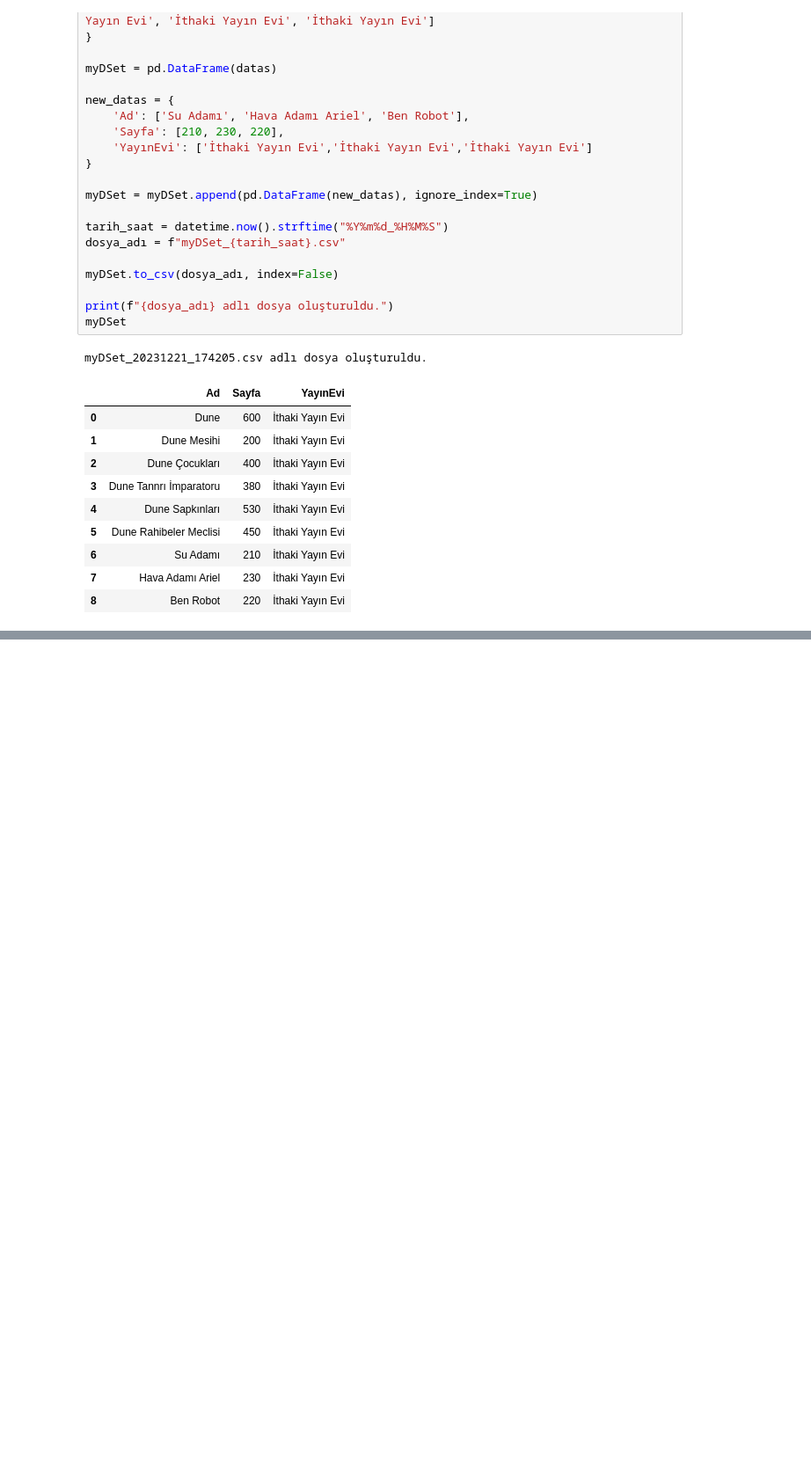
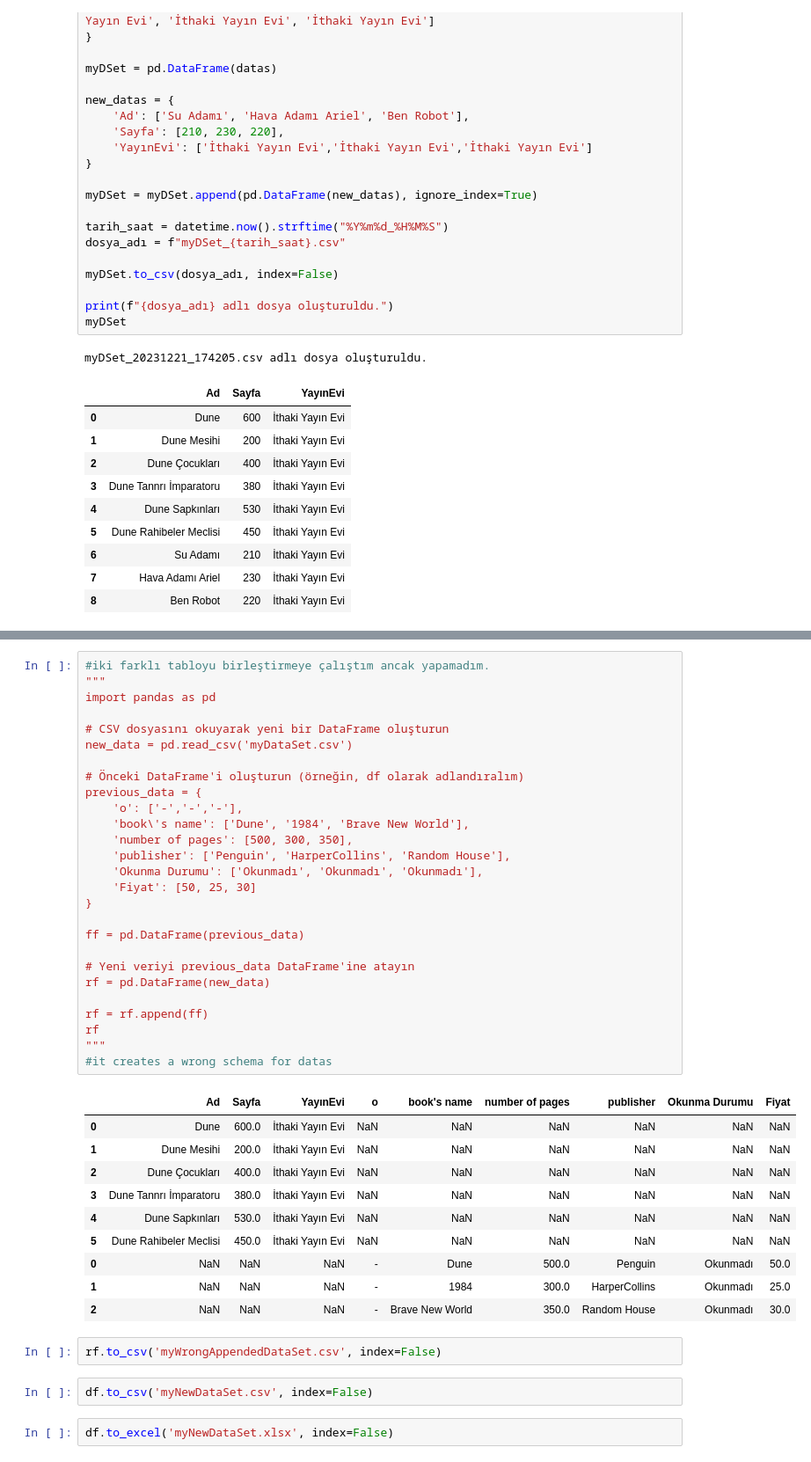
Before and after one commit to reepNao/Data, a Jupyter notebook: Data_Sets_and_My_Studies/Stats_Prob.ipynb, the cells around one changed output, grey strips where cells are left out. Shown at 88% size. Saved outputs shown, nothing was run; the diff lists cells and outputs as text; blank space fills up the shorter version.

```diff
--- a/Data_Sets_and_My_Studies/Stats_Prob.ipynb
+++ b/Data_Sets_and_My_Studies/Stats_Prob.ipynb
@@ -697,0 +803,44 @@ myDSet_20231221_174205.csv adlı dosya oluşturuldu.
+# %%
+#iki farklı tabloyu birleştirmeye çalıştım ancak yapamadım.
+"""
+import pandas as pd
+
+# CSV dosyasını okuyarak yeni bir DataFrame oluşturun
+new_data = pd.read_csv('myDataSet.csv')
+
+# Önceki DataFrame'i oluşturun (örneğin, df olarak adlandıralım)
+previous_data = {
+    'o': ['-','-','-'],
+    'book\'s name': ['Dune', '1984', 'Brave New World'],
+    'number of pages': [500, 300, 350],
+    'publisher': ['Penguin', 'HarperCollins', 'Random House'],
+    'Okunma Durumu': ['Okunmadı', 'Okunmadı', 'Okunmadı'],
+    'Fiyat': [50, 25, 30]
+}
+
+ff = pd.DataFrame(previous_data)
+
+# Yeni veriyi previous_data DataFrame'ine atayın
+rf = pd.DataFrame(new_data)
+
+rf = rf.append(ff)
+rf
+"""
+#it creates a wrong schema for datas
+# %% [output]
+|  | Ad | Sayfa | YayınEvi | o | book's name | number of pages | publisher | Okunma Durumu | Fiyat |
+| 0 | Dune | 600.0 | İthaki Yayın Evi | NaN | NaN | NaN | NaN | NaN | NaN |
+| 1 | Dune Mesihi | 200.0 | İthaki Yayın Evi | NaN | NaN | NaN | NaN | NaN | NaN |
+| 2 | Dune Çocukları | 400.0 | İthaki Yayın Evi | NaN | NaN | NaN | NaN | NaN | NaN |
+| 3 | Dune Tannrı İmparatoru | 380.0 | İthaki Yayın Evi | NaN | NaN | NaN | NaN | NaN | NaN |
+| 4 | Dune Sapkınları | 530.0 | İthaki Yayın Evi | NaN | NaN | NaN | NaN | NaN | NaN |
+| 5 | Dune Rahibeler Meclisi | 450.0 | İthaki Yayın Evi | NaN | NaN | NaN | NaN | NaN | NaN |
+| 0 | NaN | NaN | NaN | - | Dune | 500.0 | Penguin | Okunmadı | 50.0 |
+| 1 | NaN | NaN | NaN | - | 1984 | 300.0 | HarperCollins | Okunmadı | 25.0 |
+| 2 | NaN | NaN | NaN | - | Brave New World | 350.0 | Random House | Okunmadı | 30.0 |
+# %%
+rf.to_csv('myWrongAppendedDataSet.csv', index=False)
+# %%
+df.to_csv('myNewDataSet.csv', index=False)
+# %%
+df.to_excel('myNewDataSet.xlsx', index=False)
```
Also changed, not shown: parts of 21 cells of this notebook.
